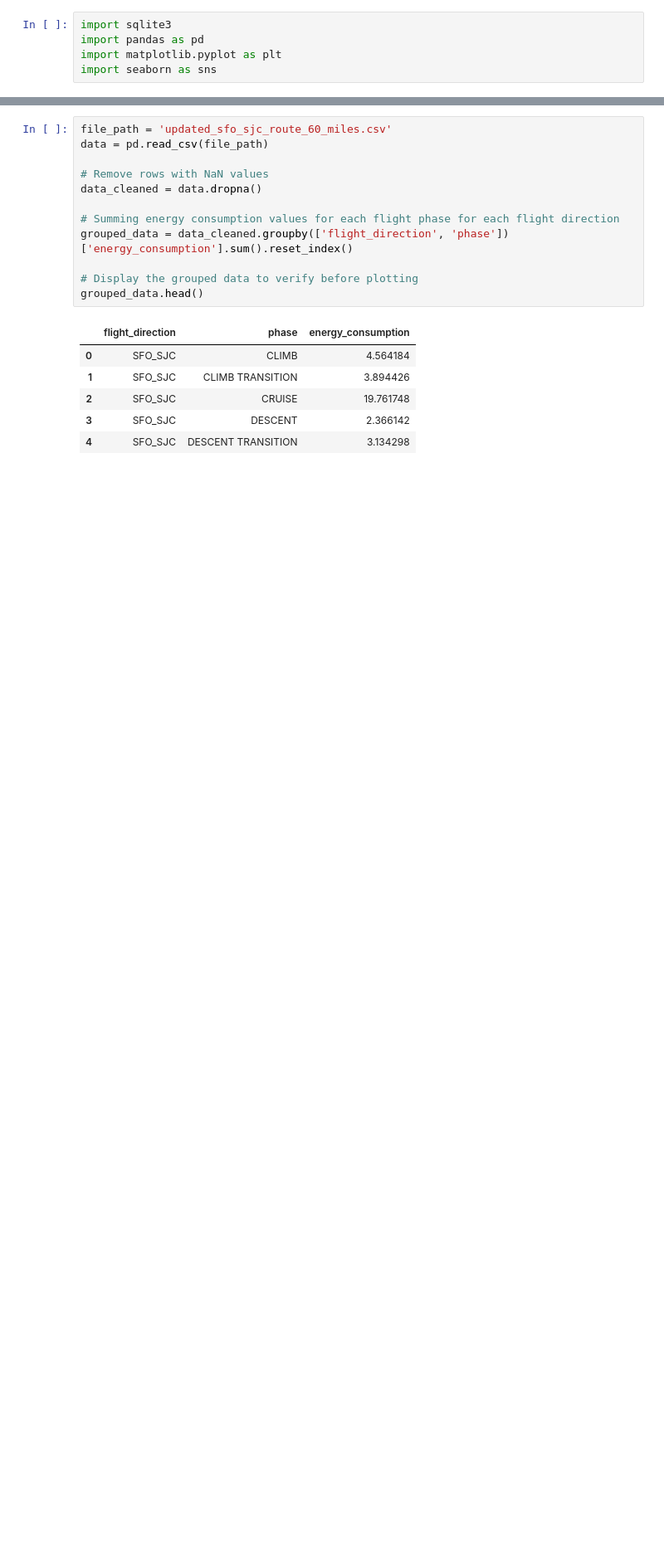
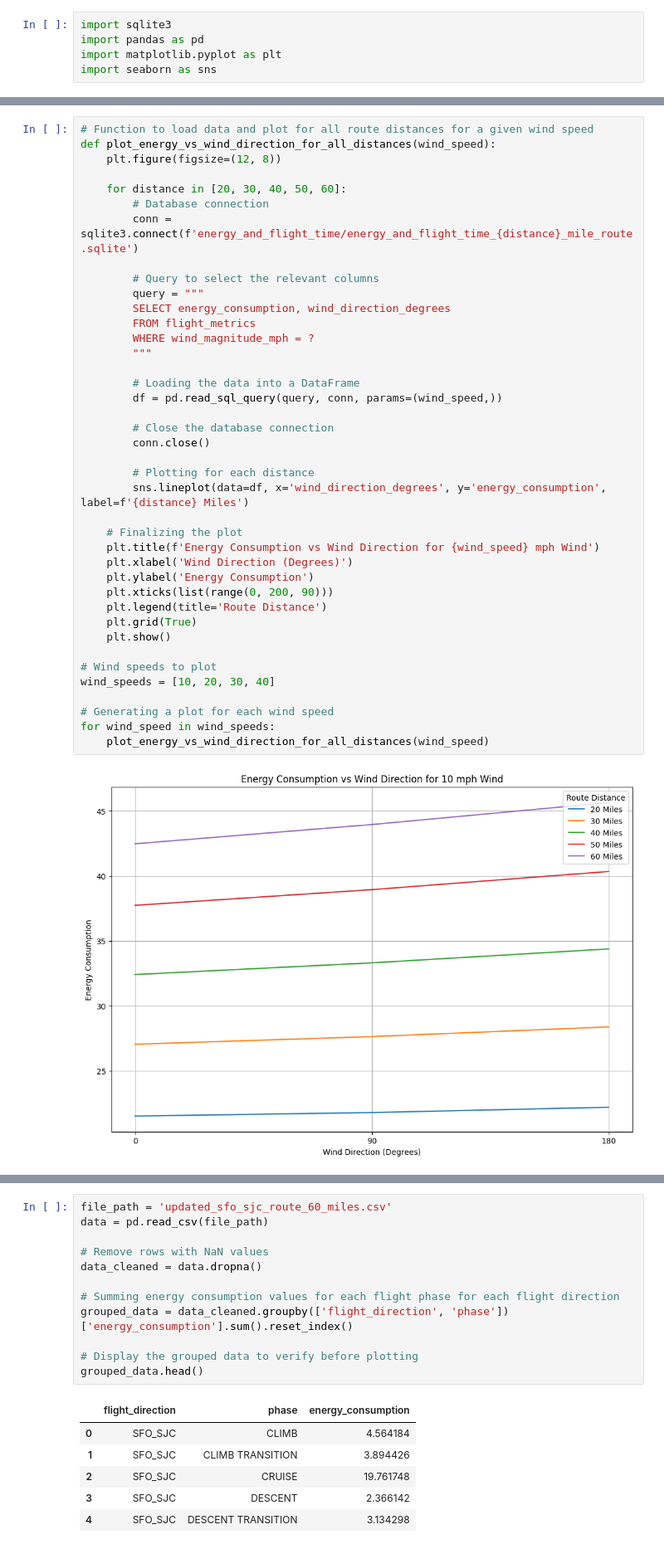
Before and after one commit to eminb61/eVTOL-energy-consumption, a Jupyter notebook: wind_energy_flight_time_results.ipynb, the cells around one changed output, grey strips where cells are left out. Shown at 83% size. Saved outputs shown, nothing was run; the diff lists cells and outputs as text; blank space fills up the shorter version.

```diff
--- a/wind_energy_flight_time_results.ipynb
+++ b/wind_energy_flight_time_results.ipynb
@@ -33,0 +40,42 @@ plt.show()
+# %%
+# Function to load data and plot for all route distances for a given wind speed
+def plot_energy_vs_wind_direction_for_all_distances(wind_speed):
+    plt.figure(figsize=(12, 8))
+
+    for distance in [20, 30, 40, 50, 60]:
+        # Database connection
+        conn = sqlite3.connect(f'energy_and_flight_time/energy_and_flight_time_{distance}_mile_route.sqlite')
+
+        # Query to select the relevant columns
+        query = """
+        SELECT energy_consumption, wind_direction_degrees
+        FROM flight_metrics
+        WHERE wind_magnitude_mph = ?
+        """
+
+        # Loading the data into a DataFrame
+        df = pd.read_sql_query(query, conn, params=(wind_speed,))
+
+        # Close the database connection
+        conn.close()
+
+        # Plotting for each distance
+        sns.lineplot(data=df, x='wind_direction_degrees', y='energy_consumption', label=f'{distance} Miles')
+
+    # Finalizing the plot
+    plt.title(f'Energy Consumption vs Wind Direction for {wind_speed} mph Wind')
+    plt.xlabel('Wind Direction (Degrees)')
+    plt.ylabel('Energy Consumption')
+    plt.xticks(list(range(0, 200, 90)))
+    plt.legend(title='Route Distance')
+    plt.grid(True)
+    plt.show()
+
+# Wind speeds to plot
+wind_speeds = [10, 20, 30, 40]
+
+# Generating a plot for each wind speed
+for wind_speed in wind_speeds:
+    plot_energy_vs_wind_direction_for_all_distances(wind_speed)
+# %% [output]
+[figure, added]
```
Also changed, not shown: parts of 3 cells of this notebook, 27 other files.
